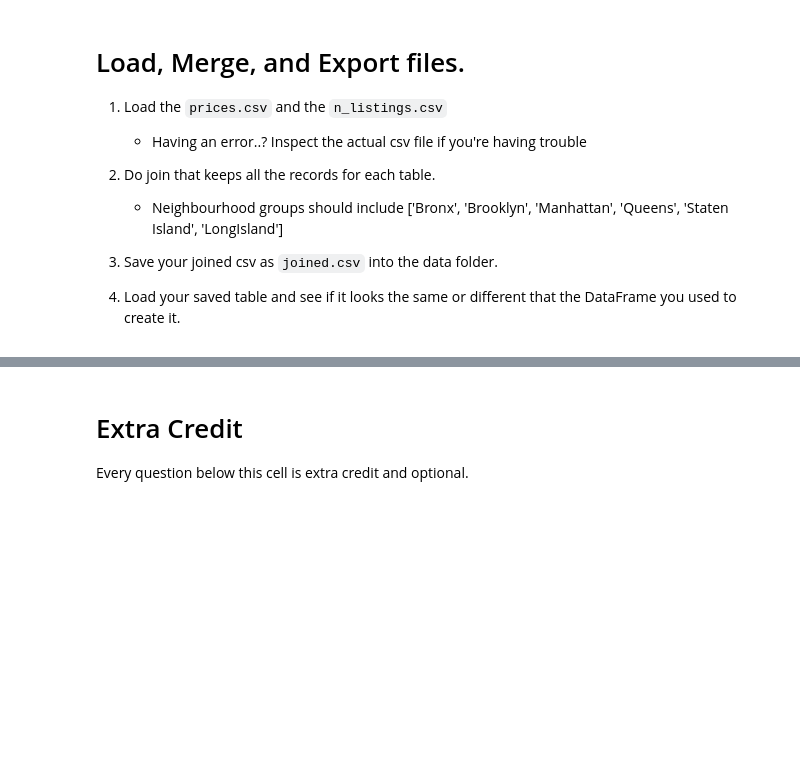
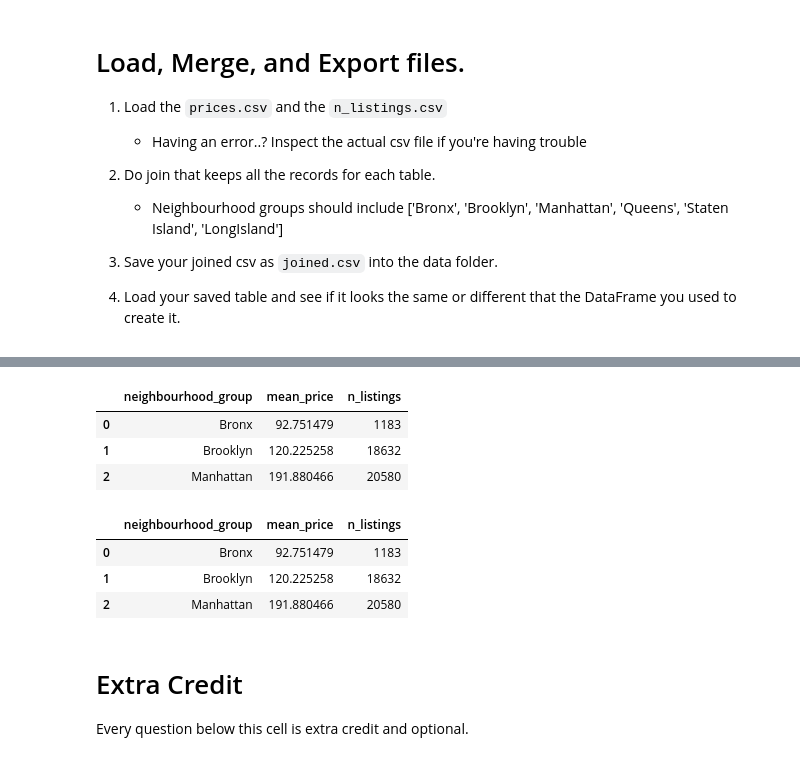
Before and after one commit to ysujaana2004/ds-fall-2025-fri-0630, a Jupyter notebook: Week-01-Pandas/exercise/devin-chen-exercise-week-01.ipynb, the cells around one changed output, grey strips where cells are left out. Saved outputs shown, nothing was run; the diff lists cells and outputs as text; code cells hidden in the pictures; blank space fills up the shorter version.

```diff
--- a/Week-01-Pandas/exercise/devin-chen-exercise-week-01.ipynb
+++ b/Week-01-Pandas/exercise/devin-chen-exercise-week-01.ipynb
@@ -152,3 +241,8 @@ print(f" Private room: {round(len(listings_df[c1]) / len(listings_df) * 100,2)}%
 4. Load your saved table and see if it looks the same or different that the DataFrame you used to create it.
 # %%
 # 1. Load the `prices.csv` and the `n_listings.csv`
+prices = pd.read_csv('../data/prices.csv')
+n_listings = pd.read_csv('../data/n_listings.csv',sep=";")
+
+prices.head()
+n_listings.head()
@@ -155,4 +255,12 @@ print(f" Private room: {round(len(listings_df[c1]) / len(listings_df) * 100,2)}%
 # %%
 # 2. Do join that keeps all the records for each table.
+
+merged = pd.merge(prices,n_listings,on="neighbourhood_group")
+merged
+# %% [output]
+|  | neighbourhood_group | mean_price | n_listings |
+| 0 | Bronx | 92.751479 | 1183 |
+| 1 | Brooklyn | 120.225258 | 18632 |
+| 2 | Manhattan | 191.880466 | 20580 |
 # %%
 # 3. Save your joined csv as `joined.csv` into the data folder.
@@ -159,5 +270,13 @@ print(f" Private room: {round(len(listings_df[c1]) / len(listings_df) * 100,2)}%
 # %%
 # 4. Load your newly saved file, see if it looks the same.  If not, try saving with argument `index=False`
+
+merged = pd.read_csv("./joined.csv")
+merged
+# %% [output]
+|  | neighbourhood_group | mean_price | n_listings |
+| 0 | Bronx | 92.751479 | 1183 |
+| 1 | Brooklyn | 120.225258 | 18632 |
+| 2 | Manhattan | 191.880466 | 20580 |
 # %% [markdown]
 # Extra Credit
 Every question below this cell is extra credit and optional.
```
Also changed, not shown: parts of 8 cells of this notebook.
